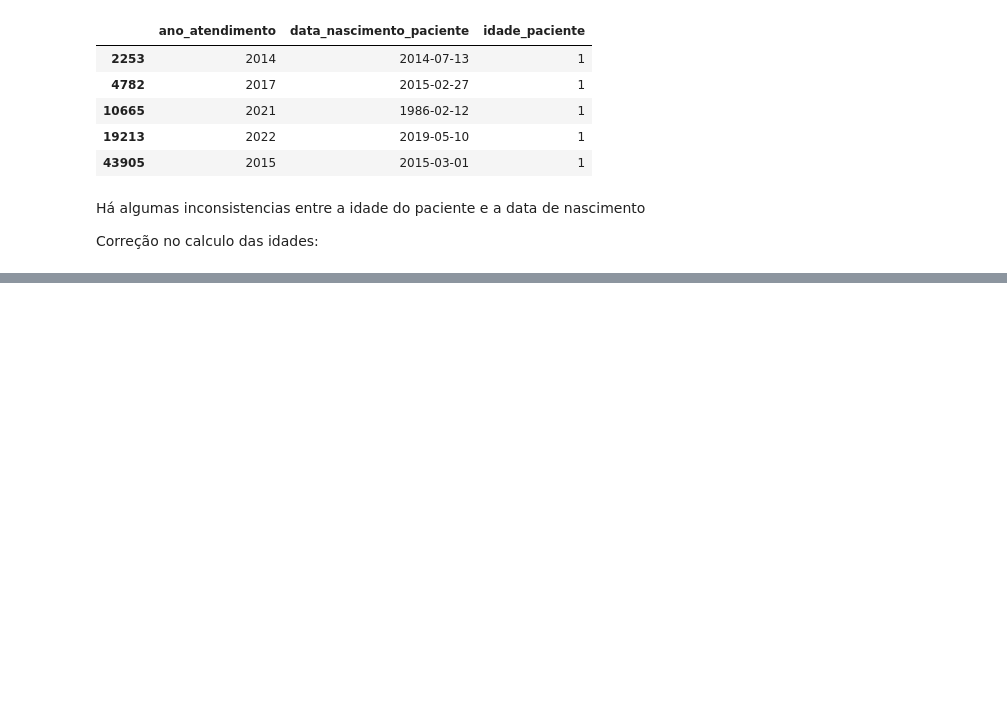
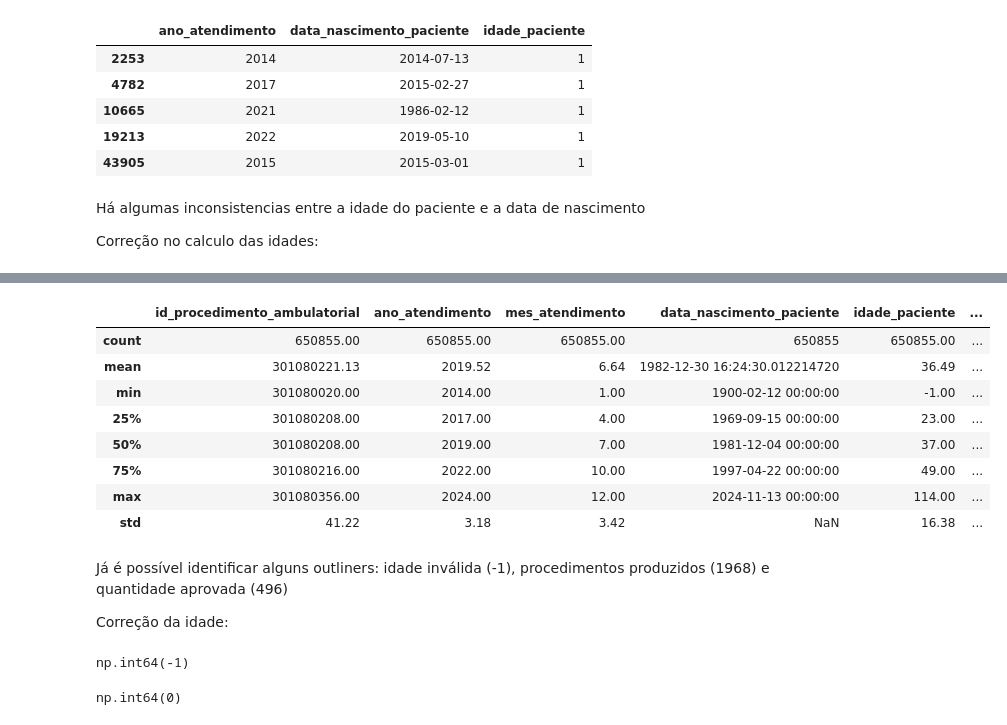
Before and after one commit to maria-exe/Saude-Mental-Curitiba-Regiao, a Jupyter notebook: notebooks/01-entendimento-e-limpeza.ipynb, the cells around one changed output, grey strips where cells are left out. Cells and saved outputs as stored; diff of their text form; code cells hidden in the pictures; blank space fills up the shorter version.

```diff
--- a/notebooks/01-entendimento-e-limpeza.ipynb
+++ b/notebooks/01-entendimento-e-limpeza.ipynb
@@ -217,5 +217,3 @@ ajuste = np.where ((df_psico['data_atendimento'].dt.month < df_psico['data_nasci
       1, 0)
 
 df_psico['idade_paciente'] = idade - ajuste
-# %%
-pd.set_option('display.max_rows', 200)
@@ -242,0 +243,2 @@ Name: count, dtype: int64
+# %%
+pd.options.display.float_format = '{:.2f}'.format
@@ -242,0 +258,21 @@ Name: count, dtype: int64
+# %%
+# Análise dos dados quantitativos
+df_psico.describe()
+# %% [output]
+|  | id_procedimento_ambulatorial | ano_atendimento | mes_atendimento | data_nascimento_paciente | idade_paciente | ... |
+| count | 650855.00 | 650855.00 | 650855.00 | 650855 | 650855.00 | ... |
+| mean | 301080221.13 | 2019.52 | 6.64 | 1982-12-30 16:24:30.012214720 | 36.49 | ... |
+| min | 301080020.00 | 2014.00 | 1.00 | 1900-02-12 00:00:00 | -1.00 | ... |
+| 25% | 301080208.00 | 2017.00 | 4.00 | 1969-09-15 00:00:00 | 23.00 | ... |
+| 50% | 301080208.00 | 2019.00 | 7.00 | 1981-12-04 00:00:00 | 37.00 | ... |
+| 75% | 301080216.00 | 2022.00 | 10.00 | 1997-04-22 00:00:00 | 49.00 | ... |
+| max | 301080356.00 | 2024.00 | 12.00 | 2024-11-13 00:00:00 | 114.00 | ... |
+| std | 41.22 | 3.18 | 3.42 | NaN | 16.38 | ... |
+# %% [markdown]
+Já é possível identificar alguns outliners: idade inválida (-1), procedimentos produzidos (1968) e quantidade aprovada (496)
+
+Correção da idade:
+# %%
+df_psico['idade_paciente'].min()
+# %% [output]
+np.int64(-1)
@@ -242,0 +281,4 @@ Name: count, dtype: int64
+# %%
+df_psico['idade_paciente'].min()
+# %% [output]
+np.int64(0)
```
Also changed, not shown: parts of 15 cells of this notebook.
